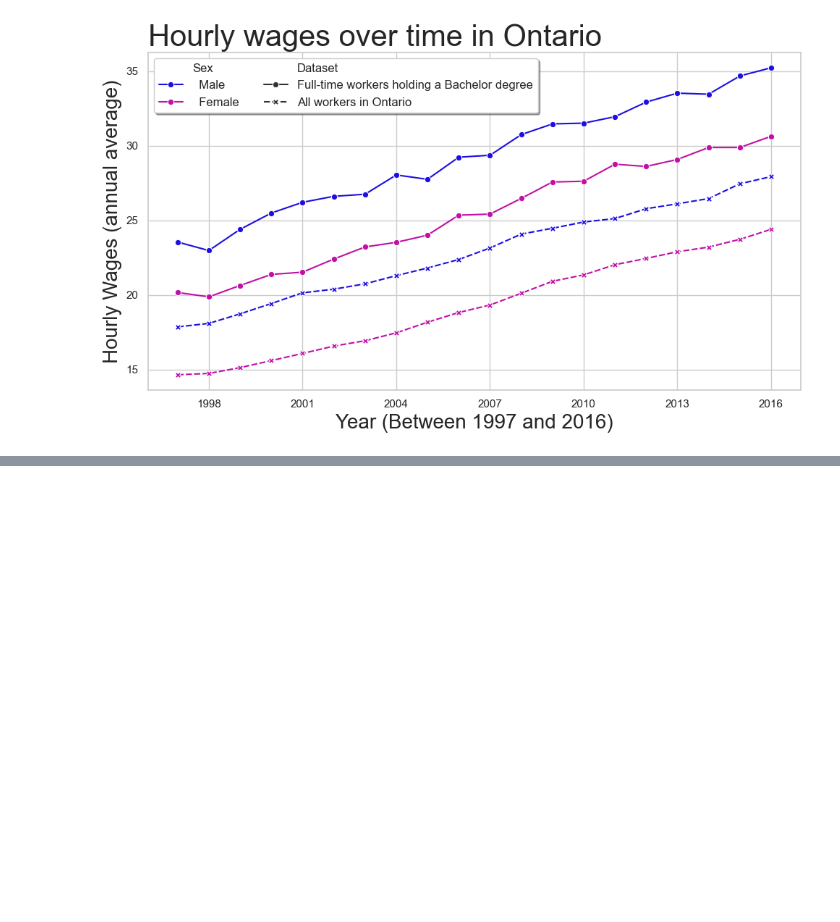
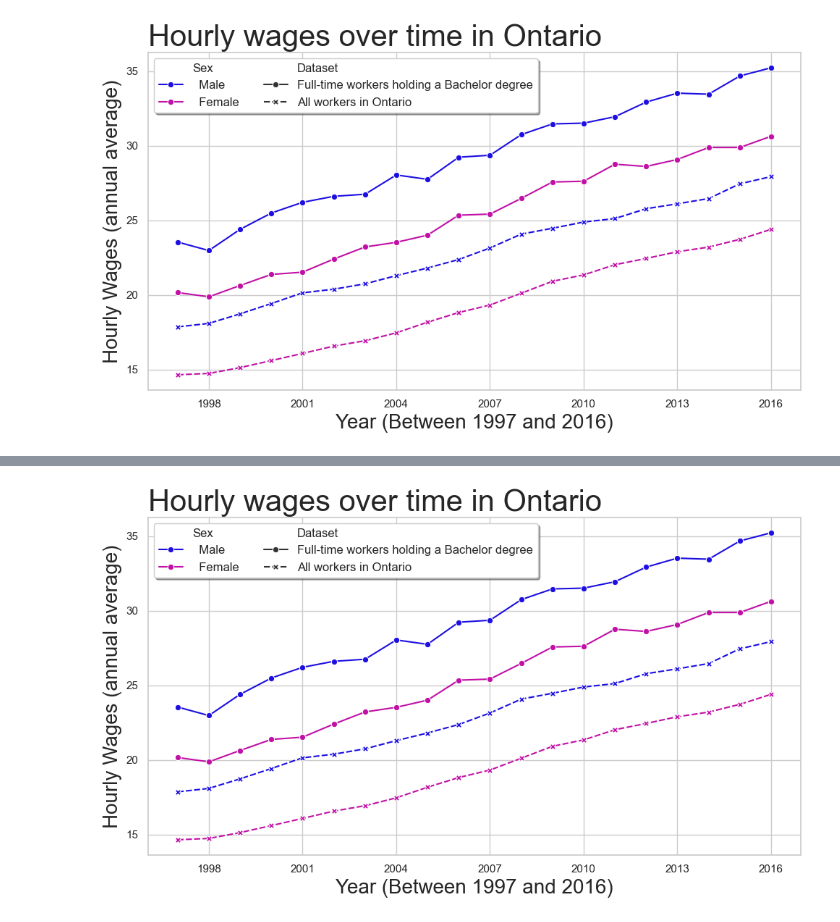
Before and after one commit to anacrdeoliveira/visualization, a Jupyter notebook: 02_activities/assignments/assignment-3-pythondata.ipynb, the cells around one changed output, grey strips where cells are left out. Cells and saved outputs as stored; diff of their text form; code cells hidden in the pictures; blank space fills up the shorter version.

```diff
--- a/02_activities/assignments/assignment-3-pythondata.ipynb
+++ b/02_activities/assignments/assignment-3-pythondata.ipynb
@@ -239,0 +240,52 @@ Assuming this is what you mean by "underwater labour", I had to manually figure
+# %%
+# Saving into an image file
+
+# Step 1 - -Add a label to each DataFrame
+b = filtered.copy()
+b["Dataset"] = "All workers in Ontario"      # rename as you like
+
+a = filteredEd.copy()
+a["Dataset"] = "Full-time workers holding a Bachelor degree"      # rename as you like
+
+# Step 2 - Stack them
+both = pd.concat([a, b], ignore_index=True)
+
+# Step 3 - Plot: colors = Sex; line styles = distinguished by Dataset
+
+palette = {
+    "  Male":   "#1d0fe1",  # blue
+    "  Female": "#c110a6",  # pink
+}
+
+sns.set_theme(style="whitegrid")
+plt.figure(figsize=(10, 6))
+sns.lineplot(
+    data=both,
+    x="Year",
+    y="Value",
+    palette=palette,
+    marker="o",
+    hue="Sex",              # Male/Female -> colors
+    style="Dataset",        # Dataset -> line style
+    markers=True,
+    dashes=True,
+    linewidth=1.5           # Tested several, think this is clearer
+)
+ax = plt.gca()
+#import matplotlib.ticker as mticker
+ax.xaxis.set_major_locator(mticker.MaxNLocator(integer=True))
+
+ax.legend(loc='upper left',
+        frameon = True, #add frame around the legend
+        fontsize = 12, #change font size
+        ncol = 2, #specify number of columns
+        shadow = True )
+
+plt.title("Hourly wages over time in Ontario", size=30, loc="left")
+plt.xlabel("Year (Between 1997 and 2016)", size=20)
+plt.ylabel("Hourly Wages (annual average)", size=20)
+#plt.legend(loc="lower right")
+plt.tight_layout()
+plt.savefig("C:/Users/anade/OneDrive/Área de Trabalho/visualization/02_activities/assignments/assignment-3-trends", dpi=300)
+# %% [output]
+[figure, added]
```
Also changed, not shown: parts of 3 cells of this notebook, 2 other files.
